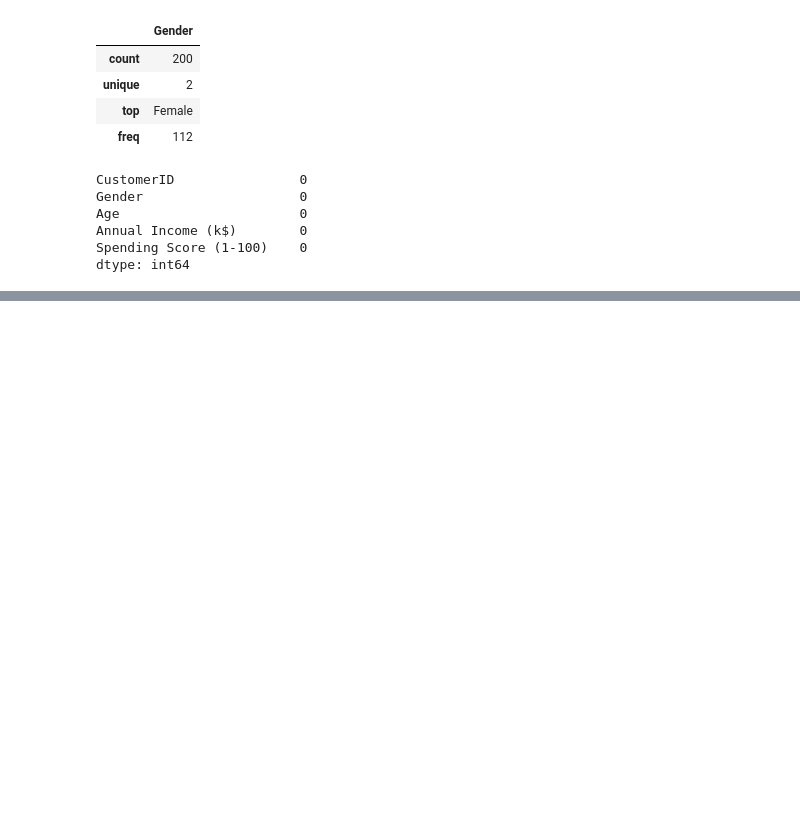
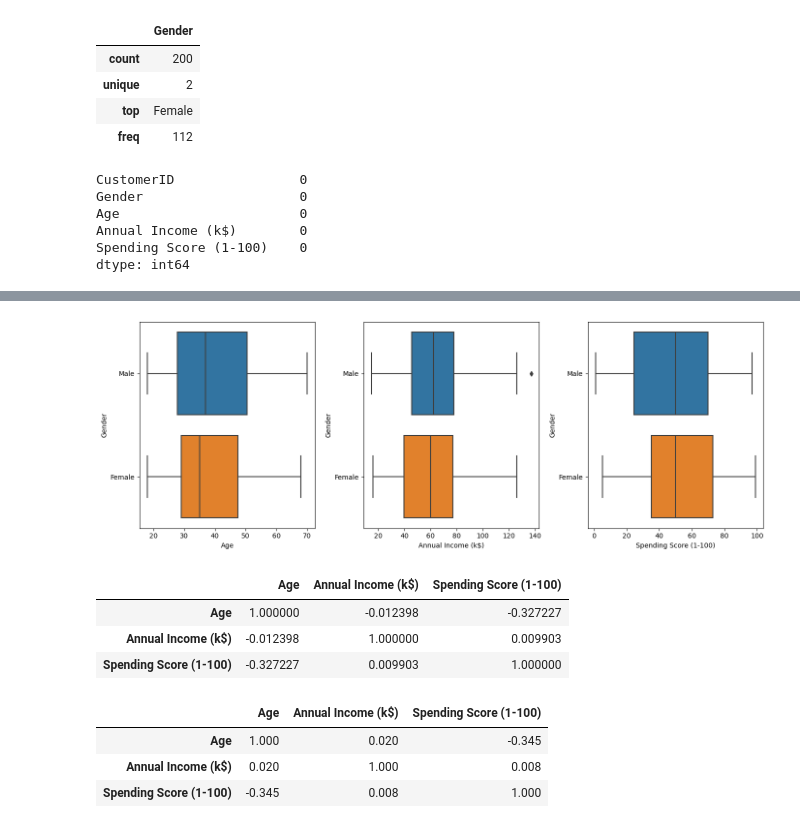
Before and after one commit to BraulioHermanson/Projeto_Segmentacao_de_Clientes, a Jupyter notebook: notebooks/EDA.ipynb, the cells around one changed output, grey strips where cells are left out. Cells and saved outputs as stored; diff of their text form; code cells hidden in the pictures; blank space fills up the shorter version.

```diff
--- a/notebooks/EDA.ipynb
+++ b/notebooks/EDA.ipynb
@@ -117,0 +134,27 @@ https://github.com/ydataai/ydata-profiling/issues
+# %%
+import matplotlib.pyplot as plt
+import seaborn as sns
+
+fig, axs = plt.subplots(nrows=1, ncols=3,figsize=(14,5), tight_layout=True)
+
+for ax, col in zip(axs, df_analise.select_dtypes("number")):
+    sns.boxplot(data=df_analise,x=col, y="Gender" ,ax=ax)
+
+plt.show()
+# %% [output]
+[figure, added]
+# %%
+df_analise.corr(numeric_only=True)
+# %% [output]
+|  | Age | Annual Income (k$) | Spending Score (1-100) |
+| Age | 1.000000 | -0.012398 | -0.327227 |
+| Annual Income (k$) | -0.012398 | 1.000000 | 0.009903 |
+| Spending Score (1-100) | -0.327227 | 0.009903 | 1.000000 |
+# %%
+with pd.option_context("display.float_format","{:.3f}".format):
+    display(df_analise.corr(numeric_only=True, method="spearman"))
+# %% [output]
+|  | Age | Annual Income (k$) | Spending Score (1-100) |
+| Age | 1.000 | 0.020 | -0.345 |
+| Annual Income (k$) | 0.020 | 1.000 | 0.008 |
+| Spending Score (1-100) | -0.345 | 0.008 | 1.000 |
```
Also changed, not shown: parts of 3 cells of this notebook.
